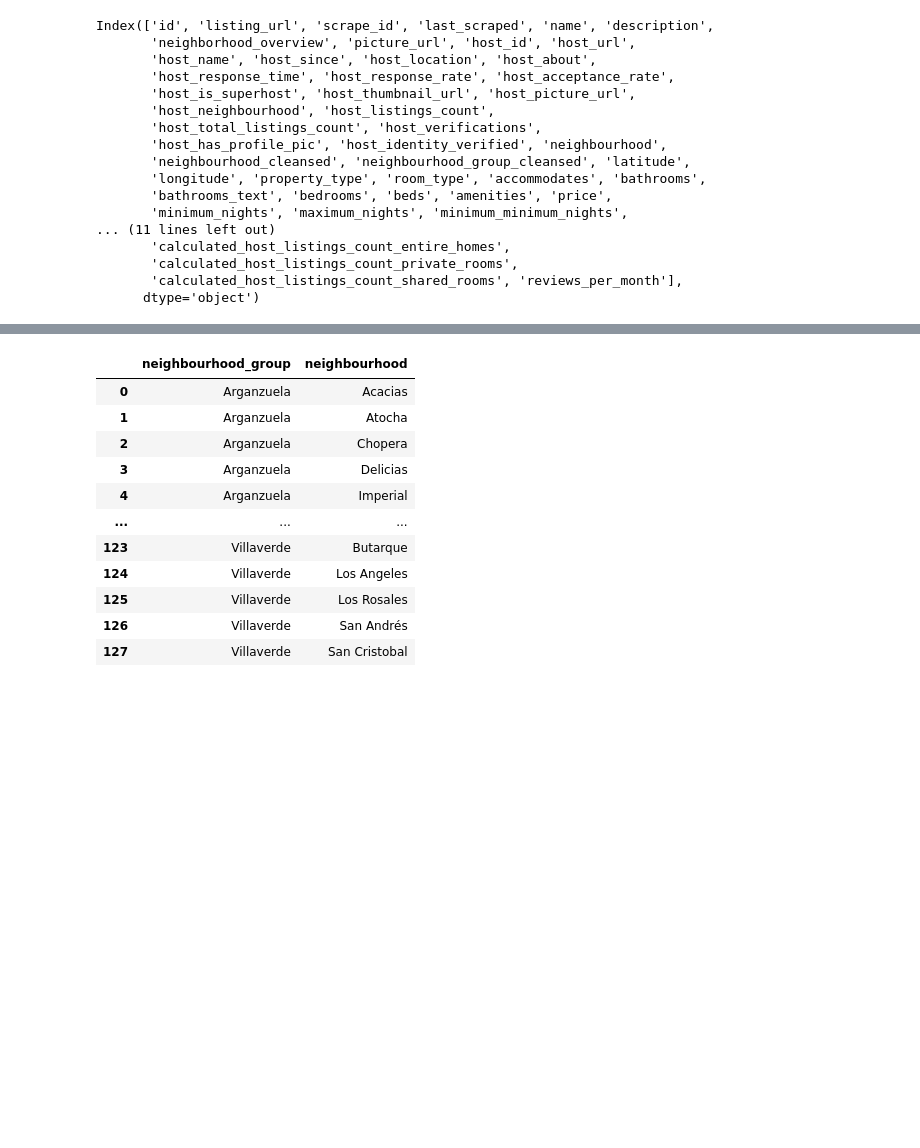
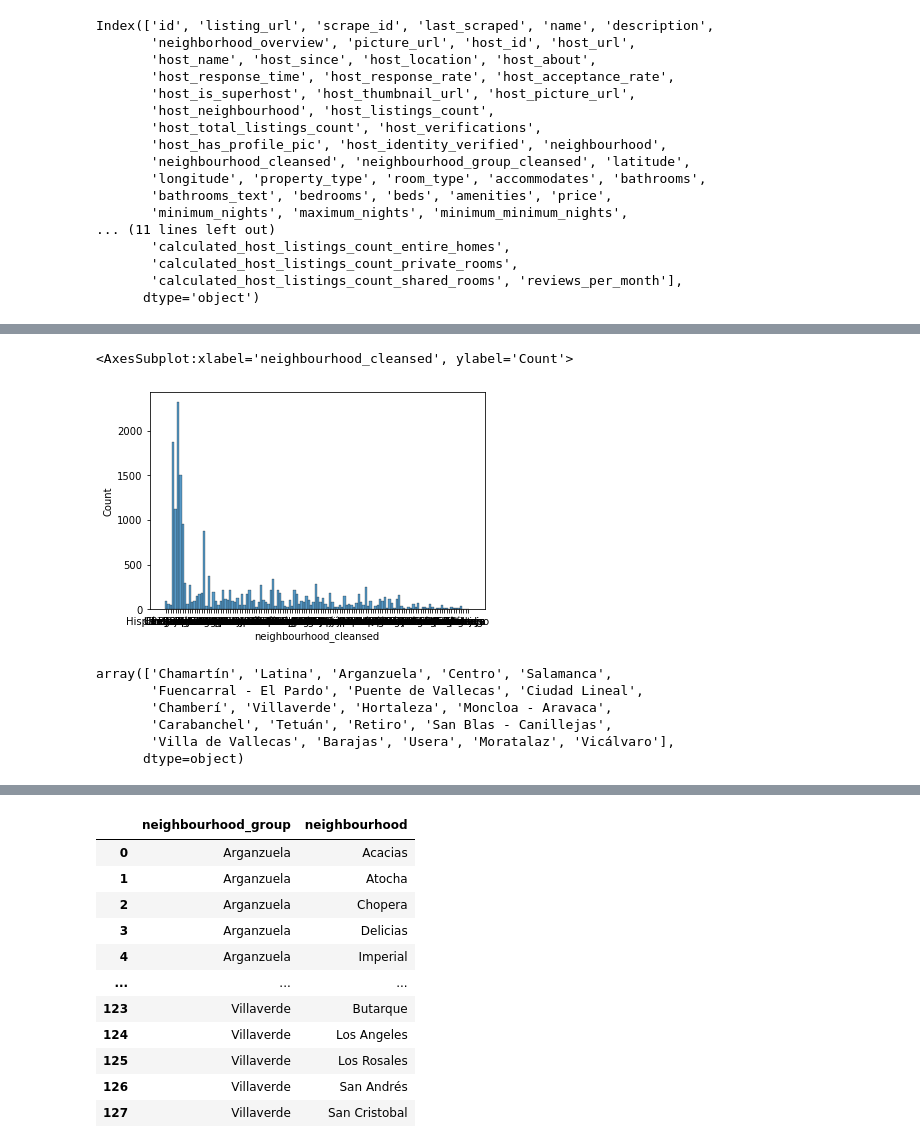
Before and after one commit to coisigna/dsb_p2_airbnb_price_predictor, a Jupyter notebook: ipynbs/Madrid airbnb.ipynb, the cells around one changed output, grey strips where cells are left out. Cells and saved outputs as stored; diff of their text form; code cells hidden in the pictures; blank space fills up the shorter version.

```diff
--- a/ipynbs/Madrid airbnb.ipynb
+++ b/ipynbs/Madrid airbnb.ipynb
@@ -186,0 +296,14 @@ Name: price, Length: 19618, dtype: object
+# %%
+sns.histplot(x = df_listings_detailed["neighbourhood_cleansed"])
+# %% [output]
+<AxesSubplot:xlabel='neighbourhood_cleansed', ylabel='Count'>
+[figure, added]
+# %%
+df_listings_detailed["neighbourhood_group_cleansed"].unique()
+# %% [output]
+array(['Chamartín', 'Latina', 'Arganzuela', 'Centro', 'Salamanca',
+       'Fuencarral - El Pardo', 'Puente de Vallecas', 'Ciudad Lineal',
+       'Chamberí', 'Villaverde', 'Hortaleza', 'Moncloa - Aravaca',
+       'Carabanchel', 'Tetuán', 'Retiro', 'San Blas - Canillejas',
+       'Villa de Vallecas', 'Barajas', 'Usera', 'Moratalaz', 'Vicálvaro'],
+      dtype=object)
```
Also changed, not shown: parts of 41 cells of this notebook.
